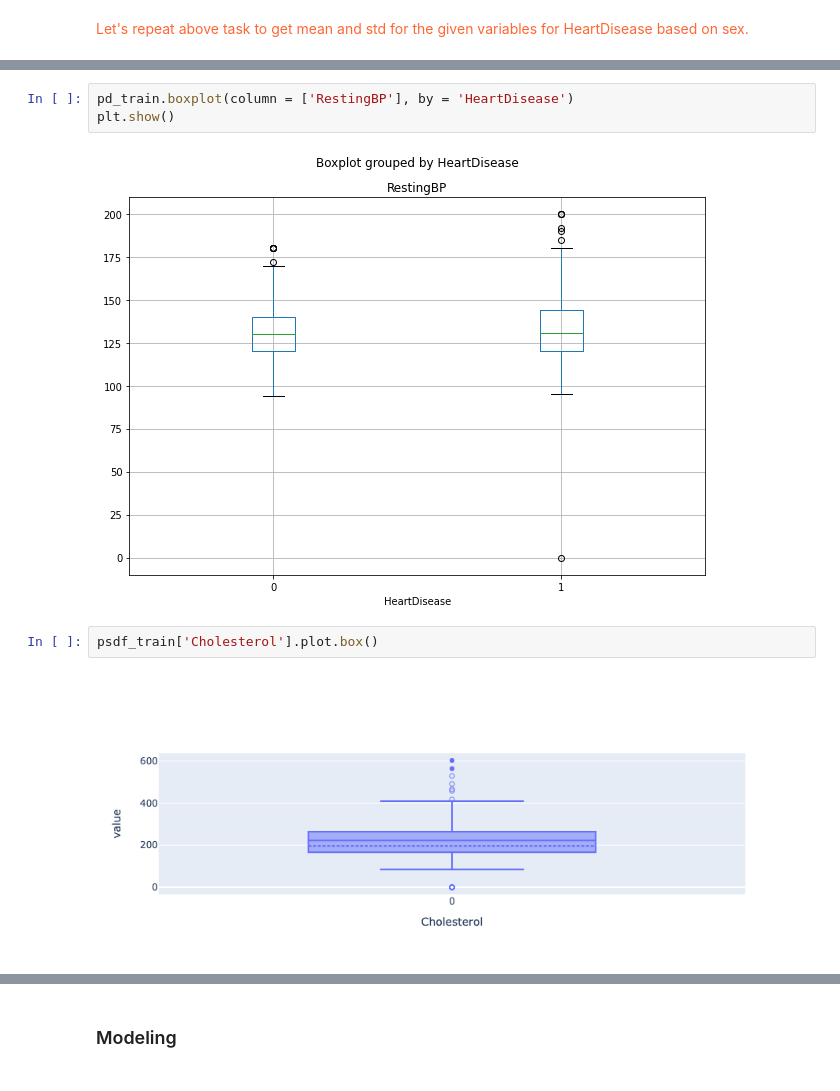
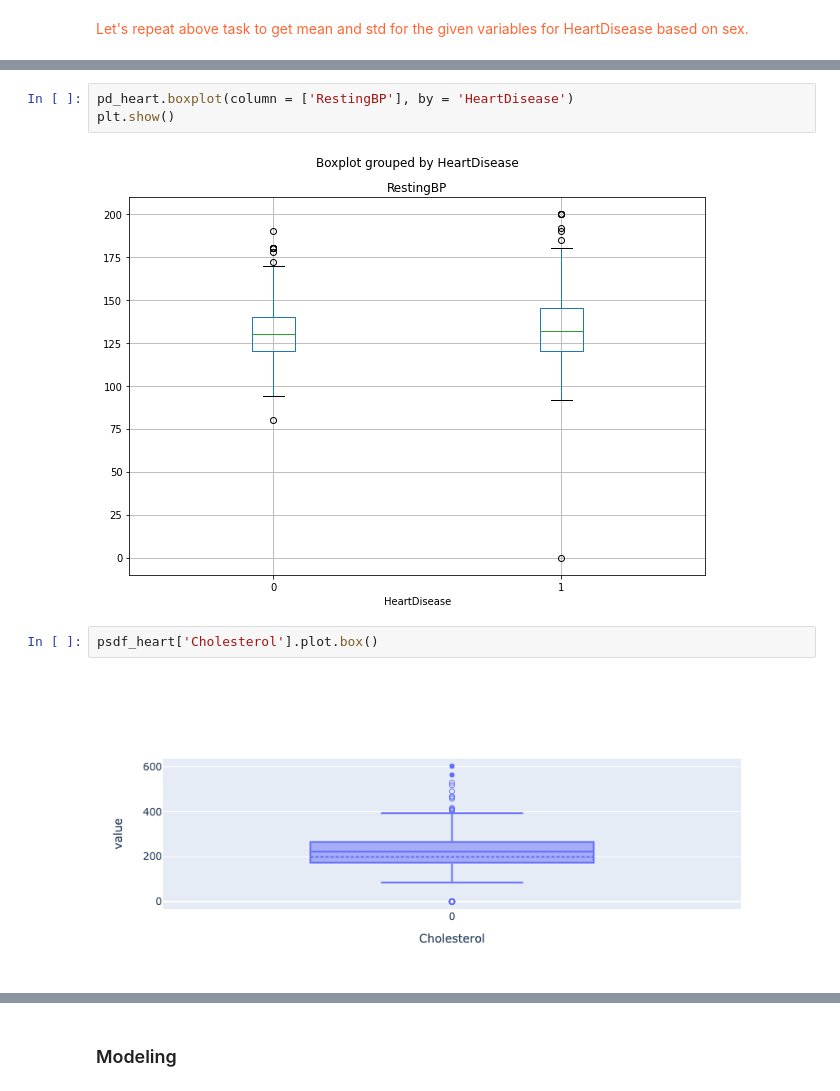
Before and after one commit to akoncsugit/HeartFailure, a Jupyter notebook: FinalProject.ipynb, the cells around one changed output, grey strips where cells are left out. Cells and saved outputs as stored; diff of their text form.

```diff
--- a/FinalProject.ipynb
+++ b/FinalProject.ipynb
@@ -265,10 +250,10 @@ psdf_train['RestingBP'].plot.box()
 # %%
-pd_train.boxplot(column = ['RestingBP'], by = 'HeartDisease')
+pd_heart.boxplot(column = ['RestingBP'], by = 'HeartDisease')
 plt.show()
 # %% [output]
-[figure, old version]
+[figure, new version]
 # %%
-psdf_train['Cholesterol'].plot.box()
+psdf_heart['Cholesterol'].plot.box()
 # %% [output]
-[figure, old version]
+[figure, new version]
 # %%
```
Also changed, not shown: parts of 45 cells of this notebook, 1 other file.
